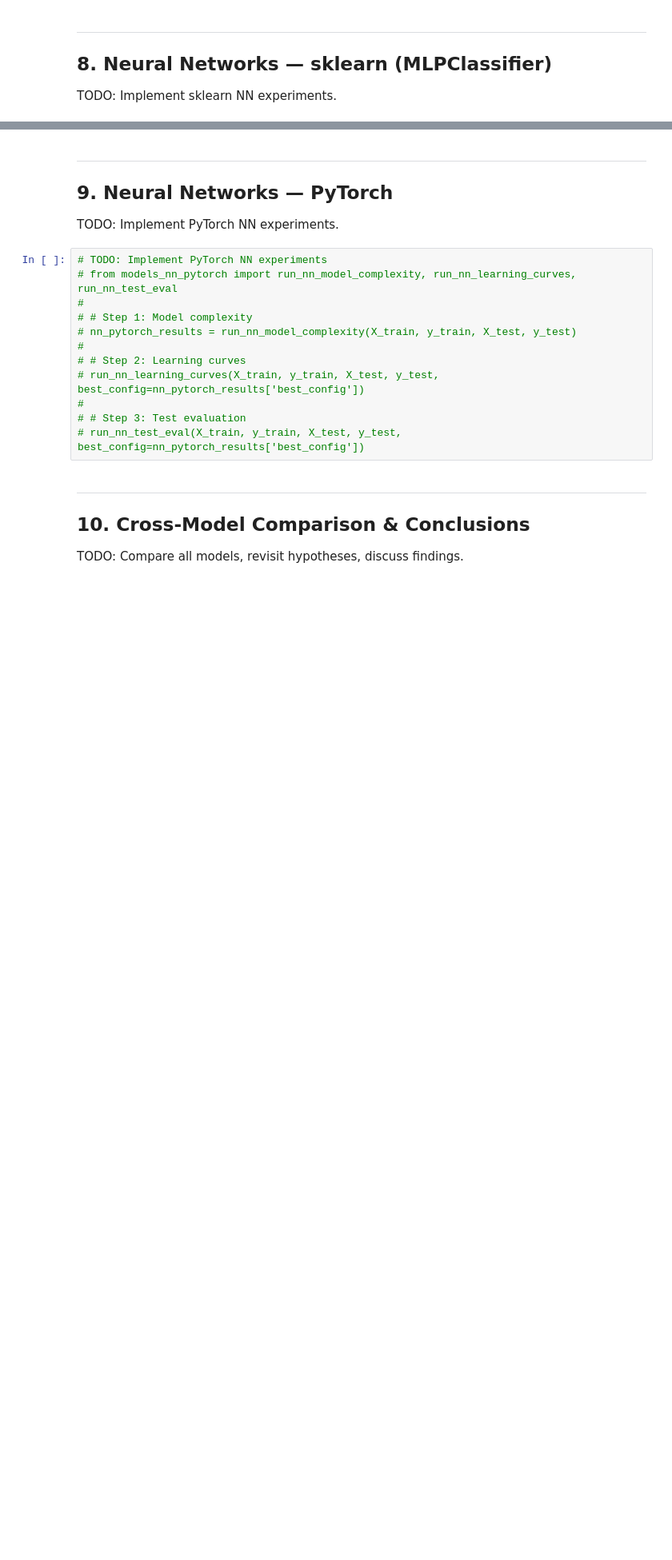
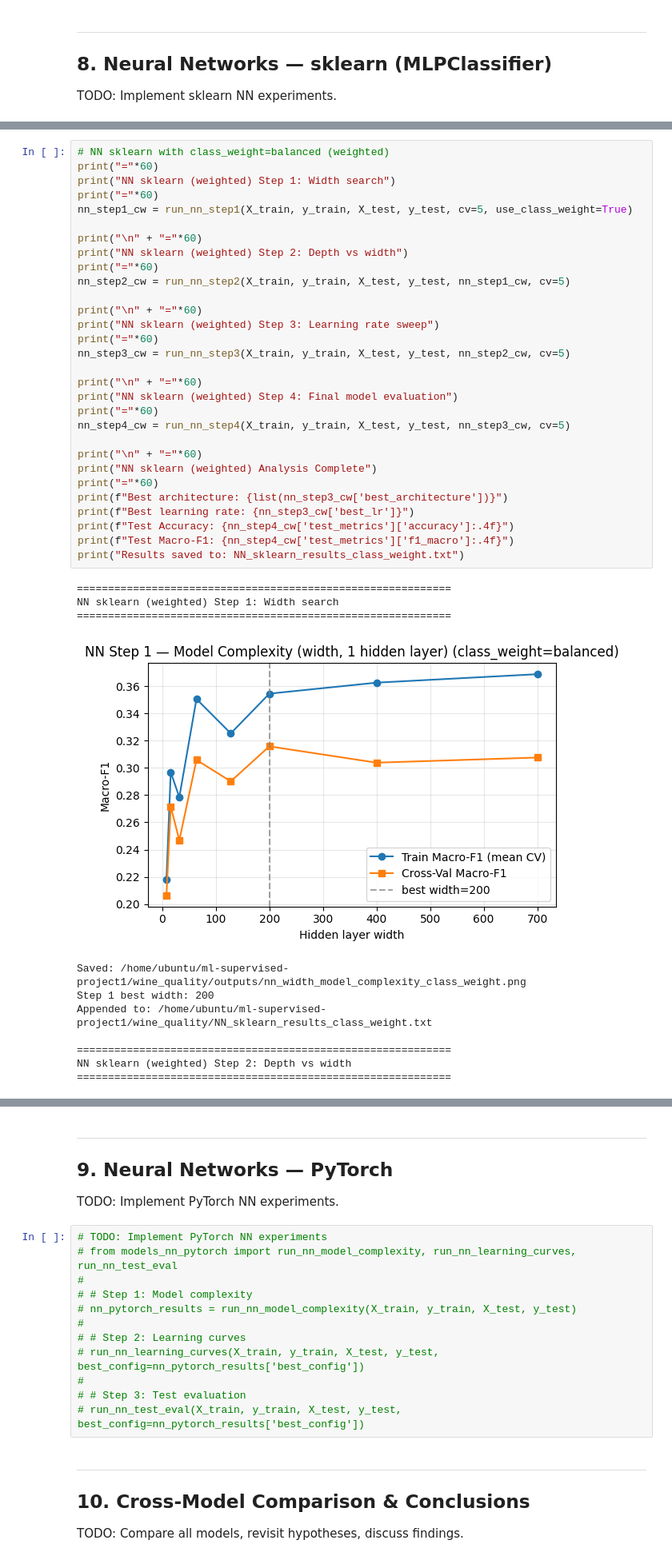
Before and after one commit to yazanelmahmoud/ml-supervised-project1, a Jupyter notebook: wine_quality/wine_quality_results.ipynb, the cells around one changed output, grey strips where cells are left out. Shown at 80% size. Saved outputs shown, nothing was run; the diff lists cells and outputs as text; blank space fills up the shorter version.

Commit message:
results

```diff
--- a/wine_quality/wine_quality_results.ipynb
+++ b/wine_quality/wine_quality_results.ipynb
@@ -463,0 +468,42 @@ Results saved to: NN_sklearn_results.txt
+# %%
+# NN sklearn with class_weight=balanced (weighted)
+print("="*60)
+print("NN sklearn (weighted) Step 1: Width search")
+print("="*60)
+nn_step1_cw = run_nn_step1(X_train, y_train, X_test, y_test, cv=5, use_class_weight=True)
+
+print("\n" + "="*60)
+print("NN sklearn (weighted) Step 2: Depth vs width")
+print("="*60)
+nn_step2_cw = run_nn_step2(X_train, y_train, X_test, y_test, nn_step1_cw, cv=5)
+
+print("\n" + "="*60)
+print("NN sklearn (weighted) Step 3: Learning rate sweep")
+print("="*60)
+nn_step3_cw = run_nn_step3(X_train, y_train, X_test, y_test, nn_step2_cw, cv=5)
+
+print("\n" + "="*60)
+print("NN sklearn (weighted) Step 4: Final model evaluation")
+print("="*60)
+nn_step4_cw = run_nn_step4(X_train, y_train, X_test, y_test, nn_step3_cw, cv=5)
+
+print("\n" + "="*60)
+print("NN sklearn (weighted) Analysis Complete")
+print("="*60)
+print(f"Best architecture: {list(nn_step3_cw['best_architecture'])}")
+print(f"Best learning rate: {nn_step3_cw['best_lr']}")
+print(f"Test Accuracy: {nn_step4_cw['test_metrics']['accuracy']:.4f}")
+print(f"Test Macro-F1: {nn_step4_cw['test_metrics']['f1_macro']:.4f}")
+print("Results saved to: NN_sklearn_results_class_weight.txt")
+# %% [output]
+============================================================
+NN sklearn (weighted) Step 1: Width search
+============================================================
+[figure, added]
+Saved: /home/ubuntu/ml-supervised-project1/wine_quality/outputs/nn_width_model_complexity_class_weight.png
+Step 1 best width: 200
+Appended to: /home/ubuntu/ml-supervised-project1/wine_quality/NN_sklearn_results_class_weight.txt
+
+============================================================
+NN sklearn (weighted) Step 2: Depth vs width
+============================================================
```
Also changed, not shown: parts of 5 cells of this notebook, 2 other files.
